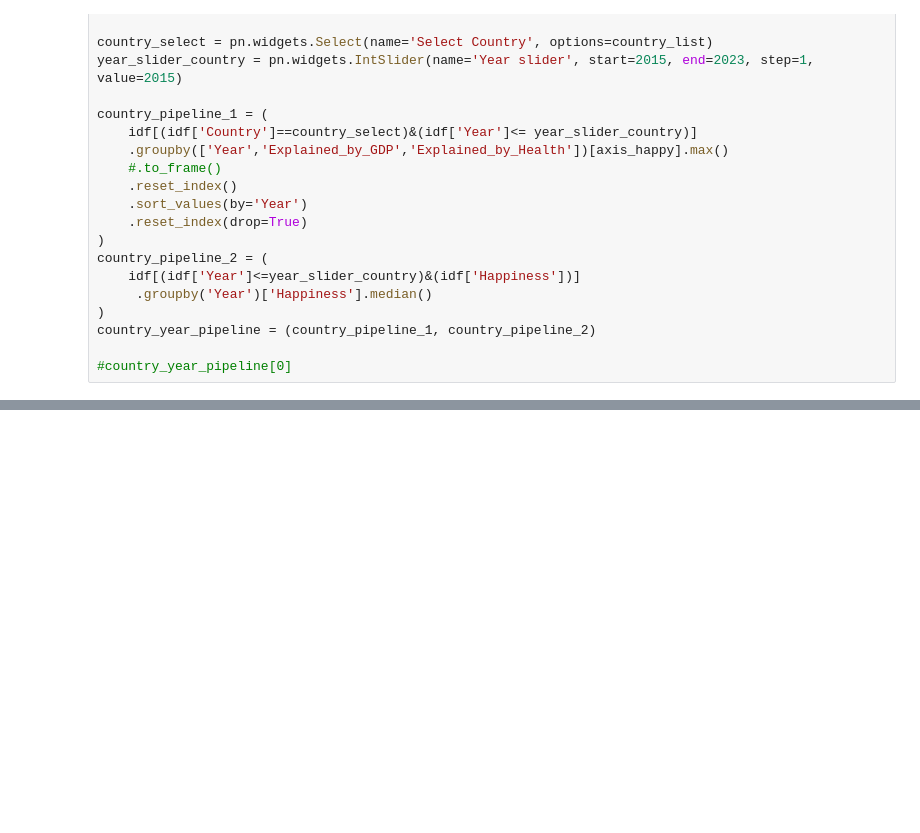
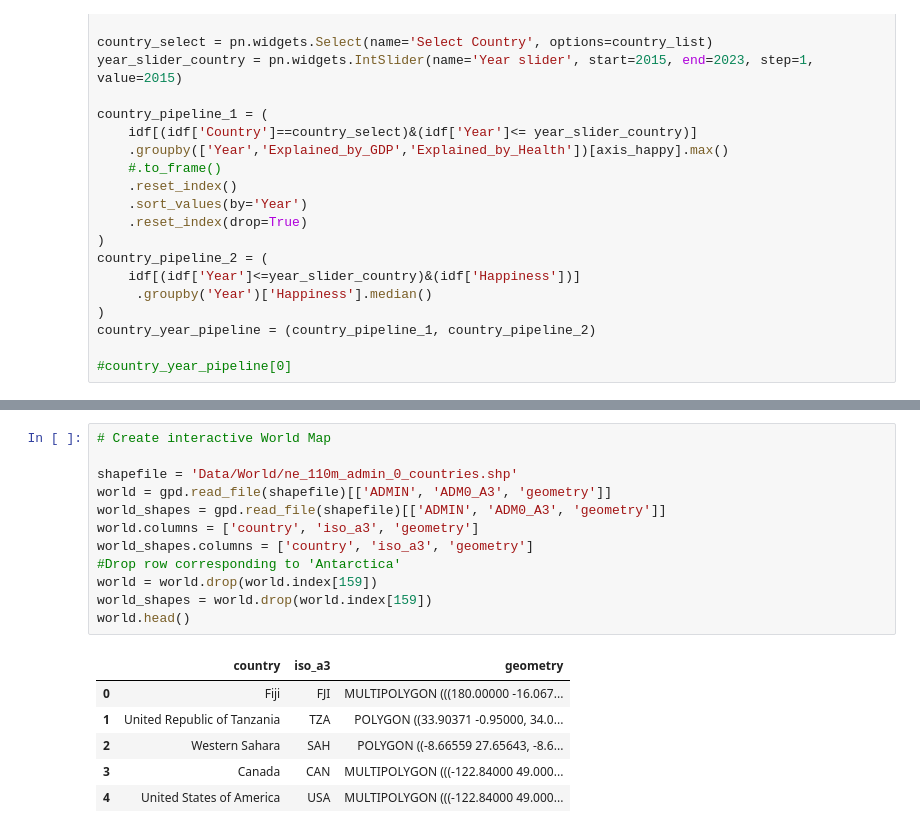
Before and after one commit to fakesheep38/HapPy, a Jupyter notebook: happy_dashboard.ipynb, the cells around one changed output, grey strips where cells are left out. Saved outputs shown, nothing was run; the diff lists cells and outputs as text; blank space fills up the shorter version.

```diff
--- a/happy_dashboard.ipynb
+++ b/happy_dashboard.ipynb
@@ -371,3 +437,22 @@ happyness_source_bar_plot = happyness_source_bar_pipeline.hvplot.bar(x='Continen
 happyness_source_bar_plot
 # %% [output]
 [interactive output not drawn]
+# %%
+# Create interactive World Map
+
+shapefile = 'Data/World/ne_110m_admin_0_countries.shp'
+world = gpd.read_file(shapefile)[['ADMIN', 'ADM0_A3', 'geometry']]
+world_shapes = gpd.read_file(shapefile)[['ADMIN', 'ADM0_A3', 'geometry']]
+world.columns = ['country', 'iso_a3', 'geometry']
+world_shapes.columns = ['country', 'iso_a3', 'geometry']
+#Drop row corresponding to 'Antarctica'
+world = world.drop(world.index[159])
+world_shapes = world.drop(world.index[159])
+world.head()
+# %% [output]
+|  | country | iso_a3 | geometry |
+| 0 | Fiji | FJI | MULTIPOLYGON (((180.00000 -16.067... |
+| 1 | United Republic of Tanzania | TZA | POLYGON ((33.90371 -0.95000, 34.0... |
+| 2 | Western Sahara | SAH | POLYGON ((-8.66559 27.65643, -8.6... |
+| 3 | Canada | CAN | MULTIPOLYGON (((-122.84000 49.000... |
+| 4 | United States of America | USA | MULTIPOLYGON (((-122.84000 49.000... |
```
Also changed, not shown: parts of 18 cells of this notebook.
